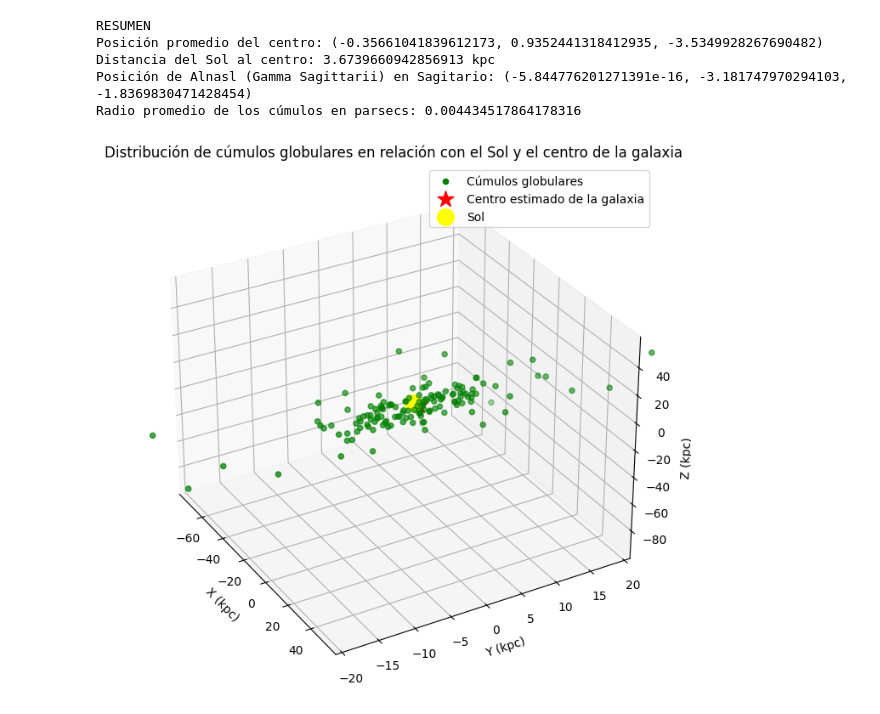
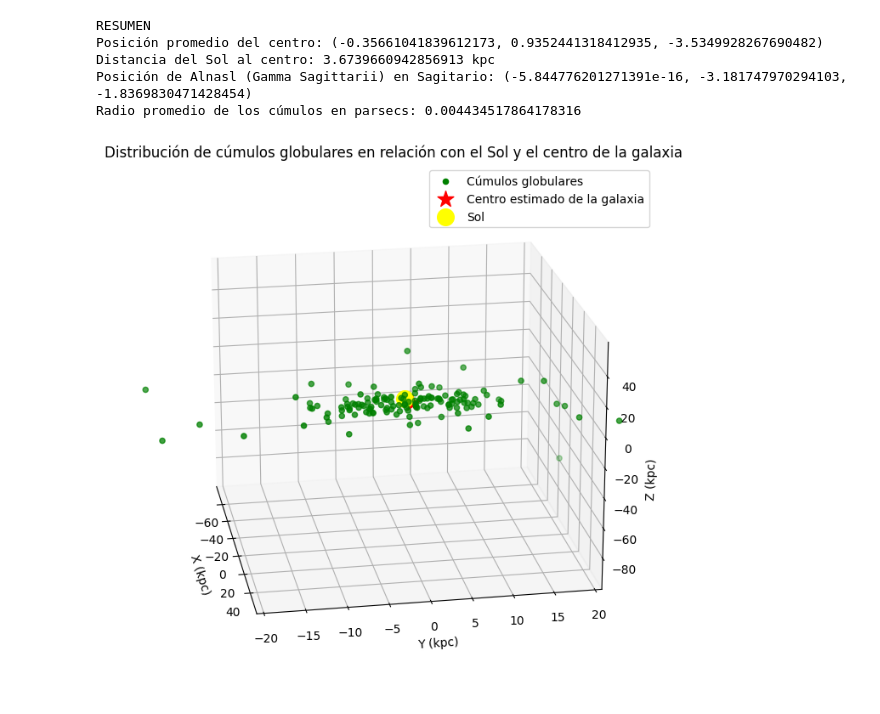
Before and after one commit to daiangan/udea_cumulos_globulares, a Jupyter notebook: cumulos_globulares.ipynb, the cells around one changed output. Cells and saved outputs as stored; diff of their text form; code cells hidden in the pictures.

```diff
--- a/cumulos_globulares.ipynb
+++ b/cumulos_globulares.ipynb
@@ -131,32 +135,32 @@ import matplotlib.pyplot as plt
 # Crear un gráfico 3D
 fig = plt.figure(figsize=(10, 8))
 ax = fig.add_subplot(111, projection='3d')
 
 # Graficar los cúmulos
 ax.scatter(data['x'], data['y'], data['z'], c='green', marker='o', label='Cúmulos globulares')
 
 # Marcar el punto estimado del centro de la galaxia
 ax.scatter(x_avg, y_avg, z_avg, c='red', marker='*', s=200, label='Centro estimado de la galaxia')
 
 # Marcar la posición del Sol
 ax.scatter(0, 0, 0, c='yellow', marker='o', s=200, label='Sol')
 
 # Etiquetas y título
 ax.set_xlabel('X (kpc)')
 ax.set_ylabel('Y (kpc)')
 ax.set_zlabel('Z (kpc)')
 ax.set_title('Distribución de cúmulos globulares en relación con el Sol y el centro de la galaxia')
 ax.legend()
 
 # Adjust Y axis limits
 y_min = -20  # Example value
 y_max = 20   # Example value
 ax.set_ylim(y_min, y_max)
 
 # Adjust view
-ax.view_init(elev=30, azim=-30)
+ax.view_init(elev=20, azim=-10)
 
 # Mostrar el gráfico
 plt.show()
 # %% [output]
-[figure, old version]
+[figure, new version]
```
Also changed, not shown: parts of 2 cells of this notebook.
